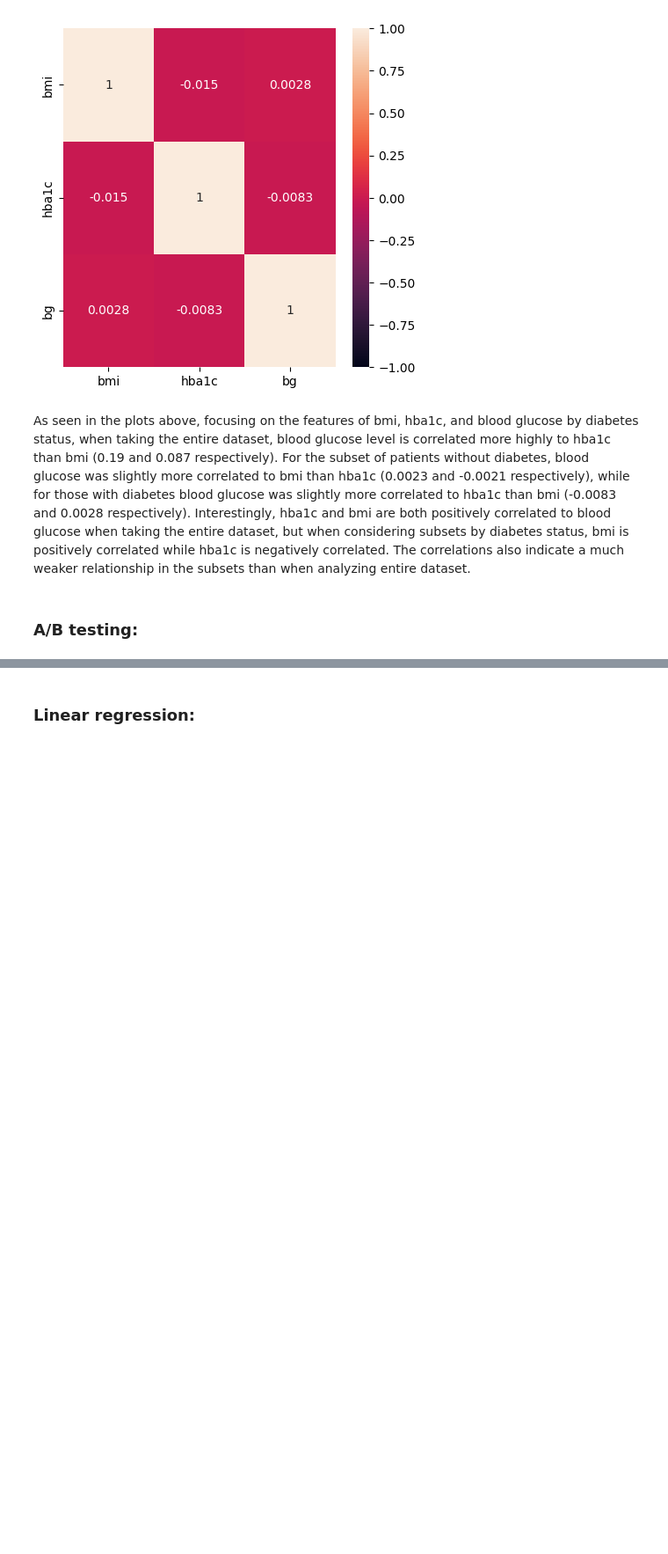
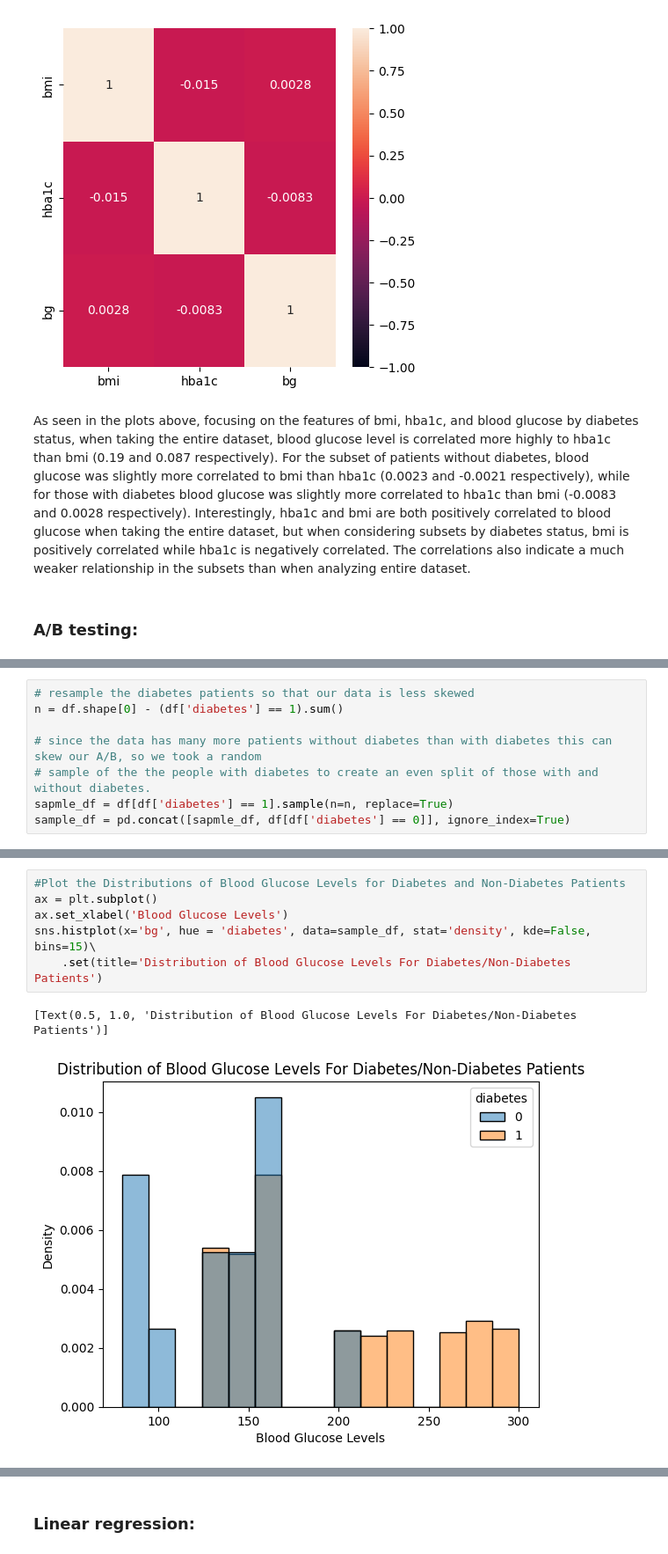
Before and after one commit to harshi-saha/cogs108-project, a Jupyter notebook: FinalProject_group014.ipynb, the cells around one changed output, grey strips where cells are left out. Shown at 88% size. Cells and saved outputs as stored; diff of their text form; blank space fills up the shorter version.

```diff
--- a/FinalProject_group014.ipynb
+++ b/FinalProject_group014.ipynb
@@ -708,0 +713,8 @@ As seen in the plots above, focusing on the features of bmi, hba1c, and blood gl
+# %%
+# resample the diabetes patients so that our data is less skewed
+n = df.shape[0] - (df['diabetes'] == 1).sum()
+
+# since the data has many more patients without diabetes than with diabetes this can skew our A/B, so we took a random
+# sample of the the people with diabetes to create an even split of those with and without diabetes.
+sapmle_df = df[df['diabetes'] == 1].sample(n=n, replace=True)
+sample_df = pd.concat([sapmle_df, df[df['diabetes'] == 0]], ignore_index=True)
@@ -708,0 +764,9 @@ As seen in the plots above, focusing on the features of bmi, hba1c, and blood gl
+# %%
+#Plot the Distributions of Blood Glucose Levels for Diabetes and Non-Diabetes Patients
+ax = plt.subplot()
+ax.set_xlabel('Blood Glucose Levels')
+sns.histplot(x='bg', hue = 'diabetes', data=sample_df, stat='density', kde=False, bins=15)\
+    .set(title='Distribution of Blood Glucose Levels For Diabetes/Non-Diabetes Patients')
+# %% [output]
+[Text(0.5, 1.0, 'Distribution of Blood Glucose Levels For Diabetes/Non-Diabetes Patients')]
+[figure, added]
```
Also changed, not shown: parts of 27 cells of this notebook.
